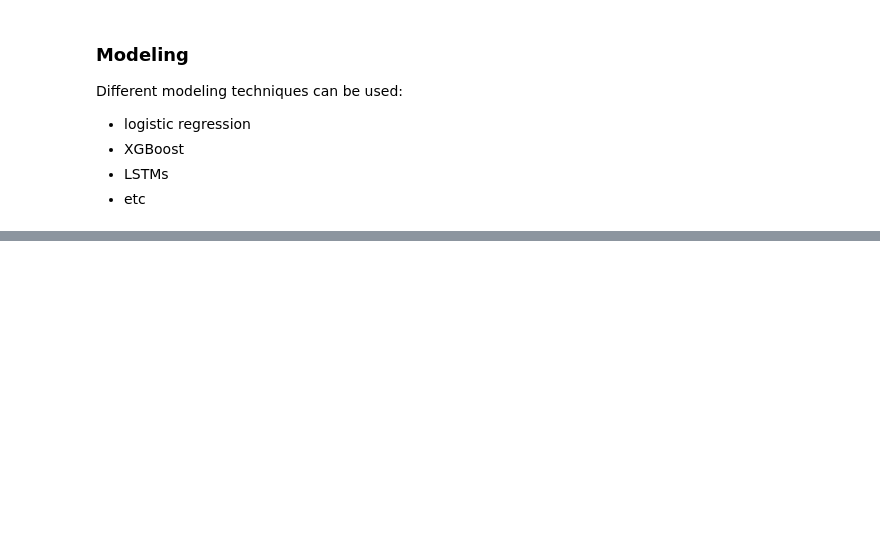
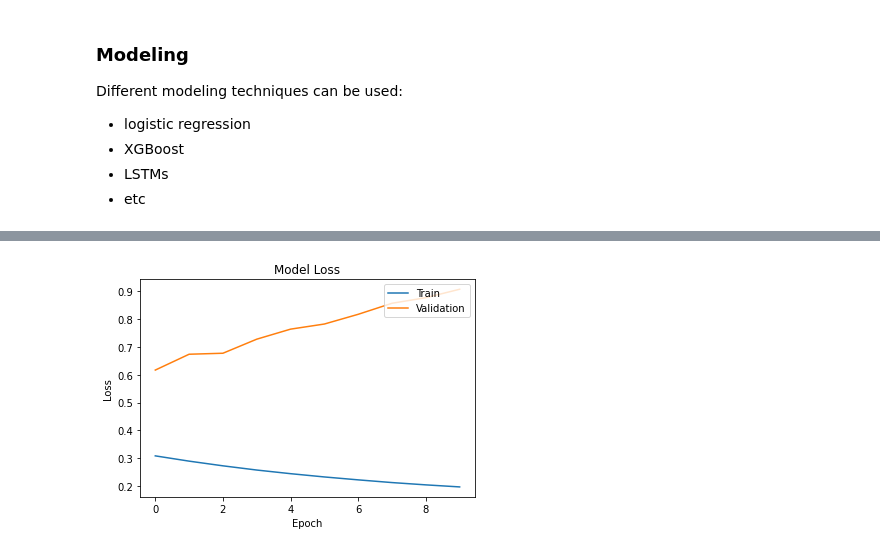
Before and after one commit to lighthouse-labs/mini-project-V, a Jupyter notebook: mini_project_V.ipynb, the cells around one changed output, grey strips where cells are left out. Saved outputs shown, nothing was run; the diff lists cells and outputs as text; code cells hidden in the pictures; blank space fills up the shorter version.

```diff
--- a/mini_project_V.ipynb
+++ b/mini_project_V.ipynb
@@ -49,0 +287,17 @@ Different modeling techniques can be used:
+# %%
+# LSTMs
+# Tokenize and pad the input sequences
+tokenizer = Tokenizer(num_words=max_features)
+tokenizer.fit_on_texts(list(X) + list(y))
+X_sequence = tokenizer.texts_to_sequences(X)
+y_sequence = tokenizer.texts_to_sequences(y)
+X_padded = pad_sequences(X_sequence, maxlen=max_len)
+y_padded = pad_sequences(y_sequence, maxlen=max_len)
+# %%
+# Build the LSTM model
+model = Sequential()
+model.add(Embedding(max_features, 128, input_length=max_len))
+model.add(LSTM(64, return_sequences=True))
+model.add(LSTM(32))
+model.add(Dense(1, activation='sigmoid'))
+model.compile(loss='binary_crossentropy', optimizer='adam', metrics=['accuracy'])
@@ -49,0 +311,3 @@ Different modeling techniques can be used:
+# %%
+# Train the model
+model.fit(X_padded, df['is_duplicate'], epochs=10, batch_size=128, validation_split=0.1)
@@ -49,0 +345,2 @@ Different modeling techniques can be used:
+# %%
+history = model.fit(X_padded, df['is_duplicate'], epochs=10, batch_size=128, validation_split=0.1)
@@ -49,0 +368,13 @@ Different modeling techniques can be used:
+# %%
+import matplotlib.pyplot as plt
+
+# Plot the training and validation loss over each epoch
+plt.plot(model.history.history['loss'])
+plt.plot(model.history.history['val_loss'])
+plt.title('Model Loss')
+plt.ylabel('Loss')
+plt.xlabel('Epoch')
+plt.legend(['Train', 'Validation'], loc='upper right')
+plt.show()
+# %% [output]
+[figure, added]
```
Also changed, not shown: parts of 41 cells of this notebook.
